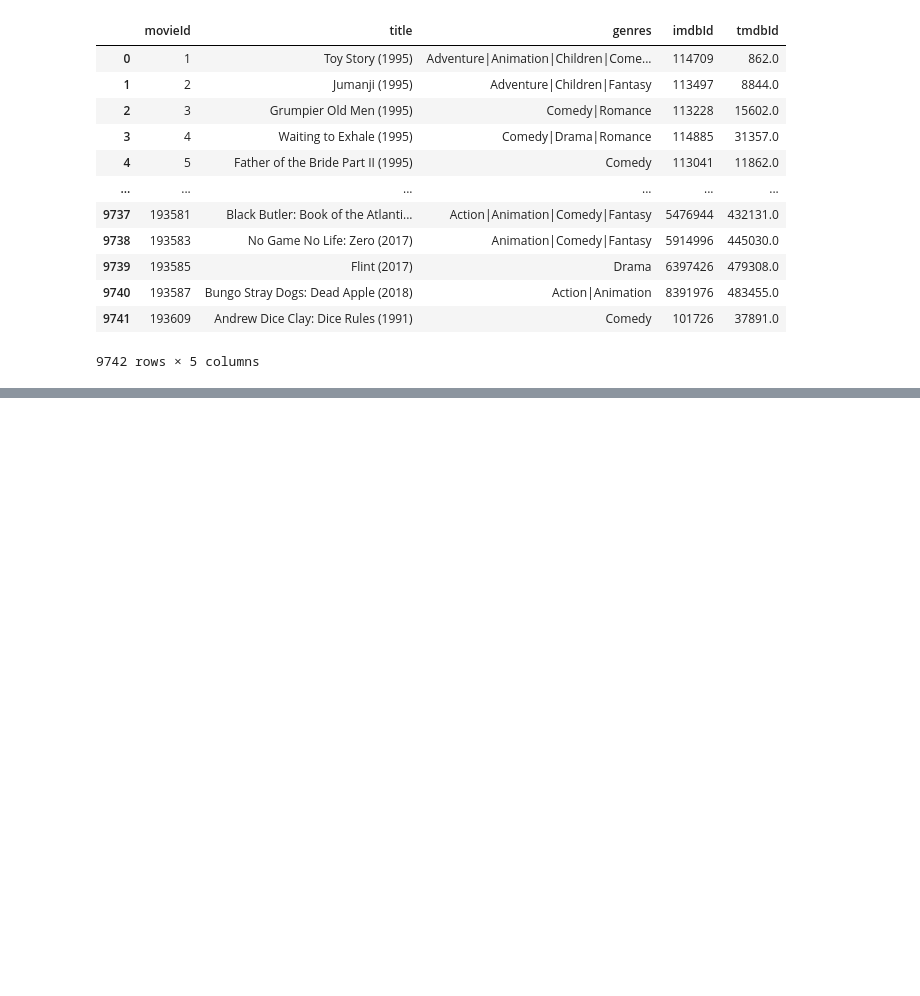
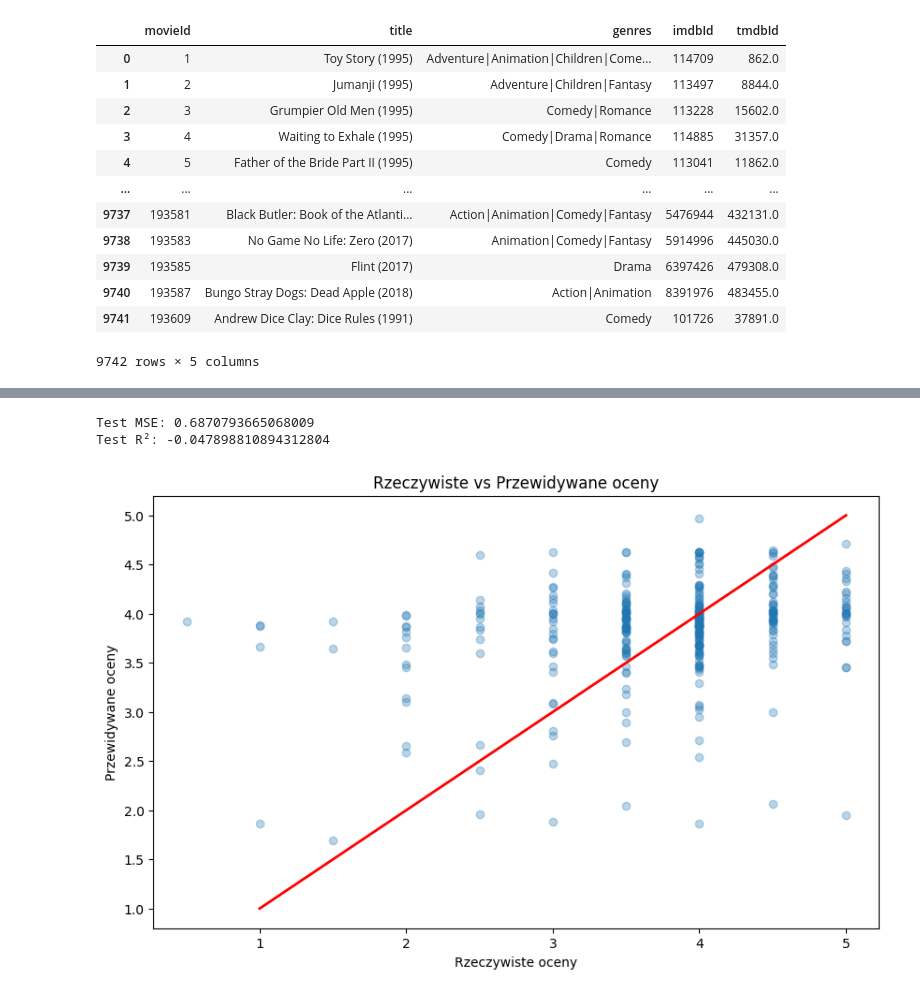
Before and after one commit to anathonic/Big-Data-Mining-Project, a Jupyter notebook: MovieLens.ipynb, the cells around one changed output, grey strips where cells are left out. Cells and saved outputs as stored; diff of their text form; code cells hidden in the pictures; blank space fills up the shorter version.

Commit message:
genres added, actual and predicted rating

```diff
--- a/MovieLens.ipynb
+++ b/MovieLens.ipynb
@@ -84,10 +84,20 @@ display(movies)
 | 9741 | 193609 | Andrew Dice Clay: Dice Rules (1991) | Comedy | 101726 | 37891.0 |
 9742 rows × 5 columns
 # %%
-vectorizer = TfidfVectorizer()
-tag_matrix = vectorizer.fit_transform(reviews['tag'].fillna(''))
+reviews = pd.merge(reviews, movies[['movieId', 'genres']], on='movieId')
 
-X = tag_matrix.toarray()
+# Wektoryzacja tagów
+tag_vectorizer = TfidfVectorizer()
+tag_matrix = tag_vectorizer.fit_transform(reviews['tag'].fillna(''))
+
+# Wektoryzacja gatunków filmów
+genre_vectorizer = TfidfVectorizer()
+genre_matrix = genre_vectorizer.fit_transform(reviews['genres'].fillna(''))
+
+# Łączenie wektorów tagów i gatunków
+X = hstack([tag_matrix, genre_matrix])
+
+# Przygotowanie danych wyjściowych
 y = reviews['rating']
 # %%
 X_train, X_test, y_train, y_test = train_test_split(X, y, test_size=0.2, random_state=42)
@@ -150,0 +127,2 @@ shap.force_plot(explainer.expected_value, shap_values[0], X_test[0])
+# %%
+y_test_pred = model.predict(X_test)
@@ -150,0 +147,16 @@ shap.force_plot(explainer.expected_value, shap_values[0], X_test[0])
+# %%
+print(f'Test MSE: {mse_test}')
+print(f'Test R²: {r2_test}')
+# %% [output]
+Test MSE: 0.6870793665068009
+Test R²: -0.047898810894312804
+# %%
+plt.figure(figsize=(10, 6))
+plt.scatter(y_test, y_test_pred, alpha=0.3)
+plt.xlabel('Rzeczywiste oceny')
+plt.ylabel('Przewidywane oceny')
+plt.title('Rzeczywiste vs Przewidywane oceny')
+plt.plot([1, 5], [1, 5], color='red', linewidth=2)  # Linia idealna (y=x)
+plt.show()
+# %% [output]
+[figure, added]
```
Also changed, not shown: parts of 16 cells of this notebook.
